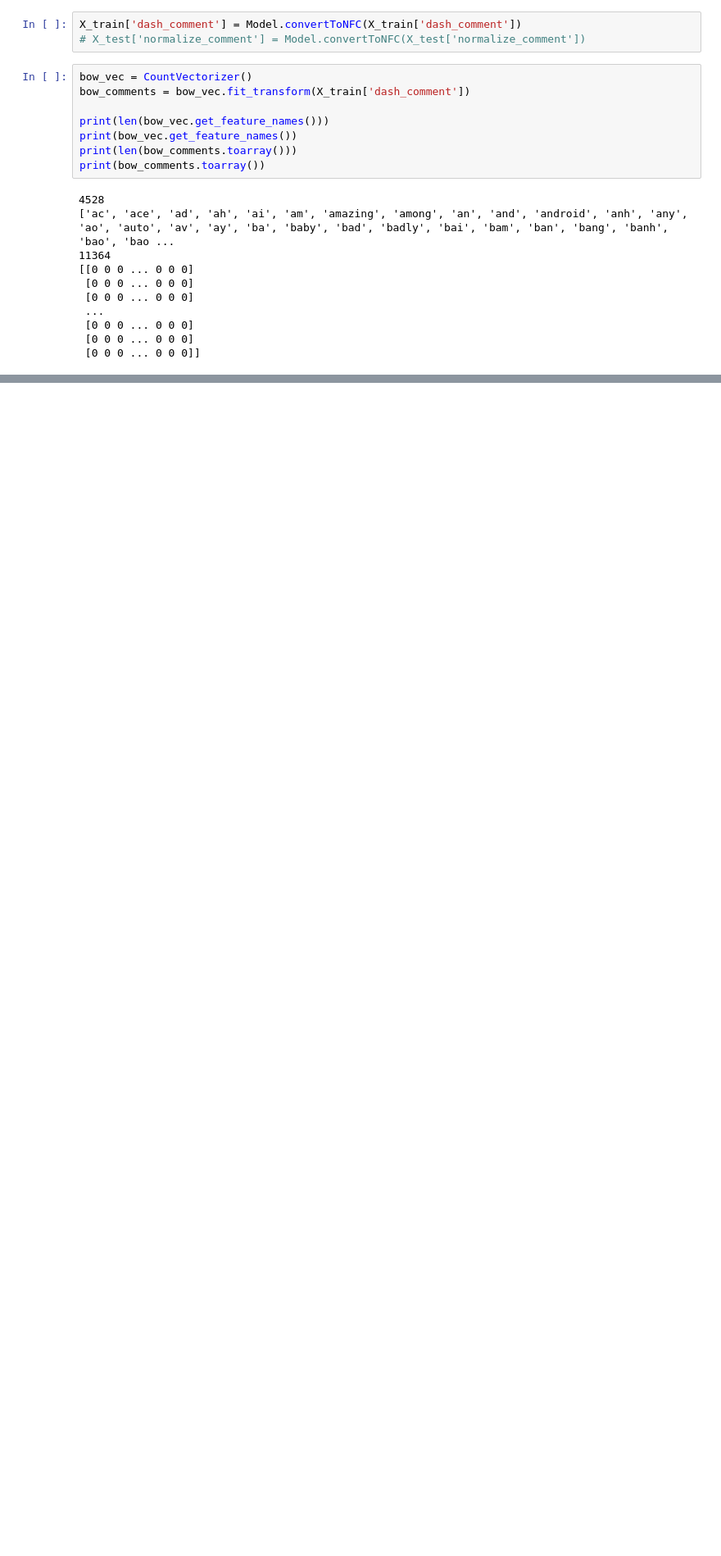
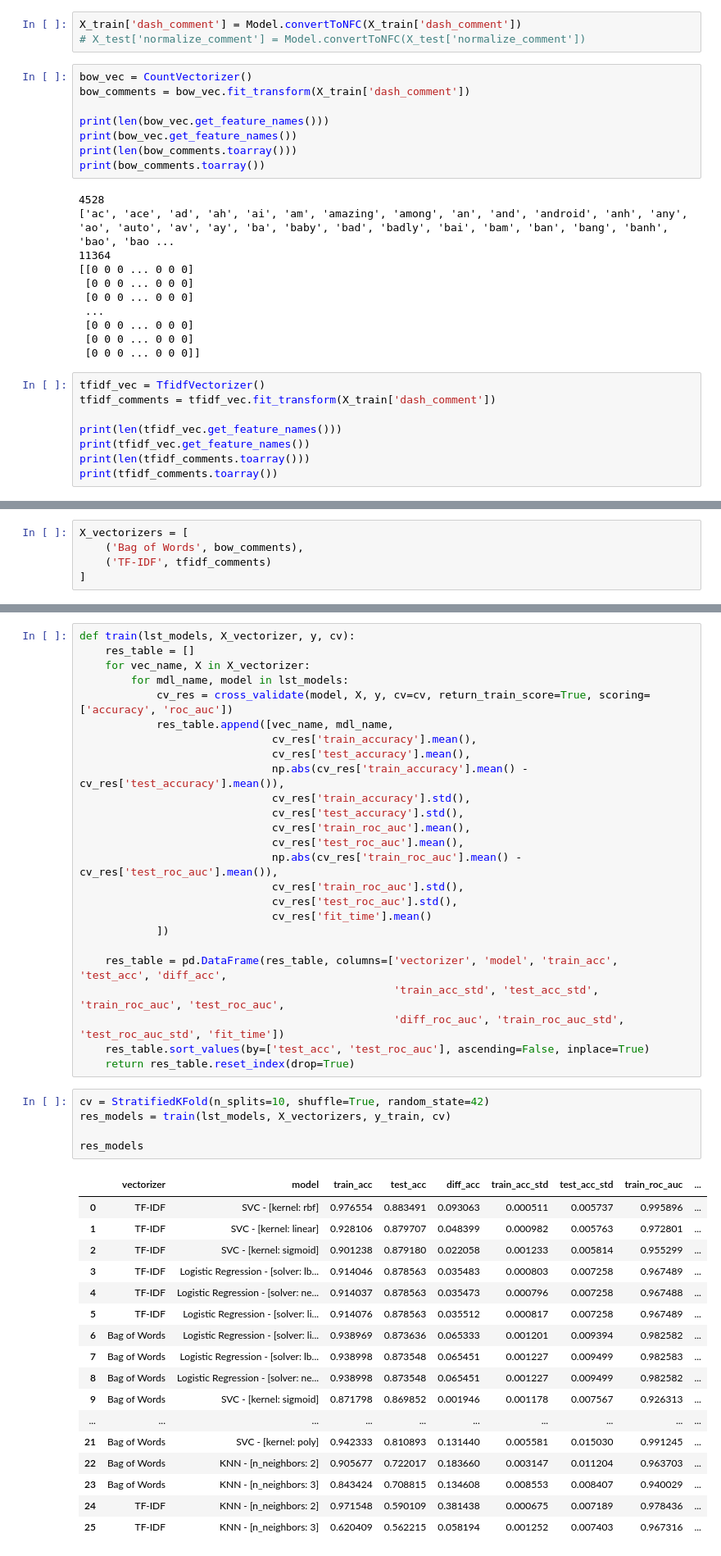
Before and after one commit to cuongpiger/SCL_KHVW_Sentiment_Analysis_Project, a Jupyter notebook: 06.model.ipynb, the cells around one changed output, grey strips where cells are left out. Shown at 82% size. Drawn from its saved outputs; the diff is of its cells as text; blank space fills up the shorter version.

```diff
--- a/06.model.ipynb
+++ b/06.model.ipynb
@@ -73,3 +73,11 @@ print(bow_comments.toarray())
  [0 0 0 ... 0 0 0]
  [0 0 0 ... 0 0 0]
  [0 0 0 ... 0 0 0]]
+# %%
+tfidf_vec = TfidfVectorizer()
+tfidf_comments = tfidf_vec.fit_transform(X_train['dash_comment'])
+
+print(len(tfidf_vec.get_feature_names()))
+print(tfidf_vec.get_feature_names())
+print(len(tfidf_comments.toarray()))
+print(tfidf_comments.toarray())
@@ -75,0 +95,5 @@ print(bow_comments.toarray())
+# %%
+X_vectorizers = [
+    ('Bag of Words', bow_comments),
+    ('TF-IDF', tfidf_comments)
+]
@@ -75,0 +116,48 @@ print(bow_comments.toarray())
+# %%
+def train(lst_models, X_vectorizer, y, cv):
+    res_table = []
+    for vec_name, X in X_vectorizer:
+        for mdl_name, model in lst_models:
+            cv_res = cross_validate(model, X, y, cv=cv, return_train_score=True, scoring=['accuracy', 'roc_auc'])
+            res_table.append([vec_name, mdl_name,
+                              cv_res['train_accuracy'].mean(),
+                              cv_res['test_accuracy'].mean(),
+                              np.abs(cv_res['train_accuracy'].mean() - cv_res['test_accuracy'].mean()),
+                              cv_res['train_accuracy'].std(),
+                              cv_res['test_accuracy'].std(),
+                              cv_res['train_roc_auc'].mean(),
+                              cv_res['test_roc_auc'].mean(),
+                              np.abs(cv_res['train_roc_auc'].mean() - cv_res['test_roc_auc'].mean()),
+                              cv_res['train_roc_auc'].std(),
+                              cv_res['test_roc_auc'].std(),
+                              cv_res['fit_time'].mean()
+            ])
+
+    res_table = pd.DataFrame(res_table, columns=['vectorizer', 'model', 'train_acc', 'test_acc', 'diff_acc',
+                                                 'train_acc_std', 'test_acc_std', 'train_roc_auc', 'test_roc_auc',
+                                                 'diff_roc_auc', 'train_roc_auc_std', 'test_roc_auc_std', 'fit_time'])
+    res_table.sort_values(by=['test_acc', 'test_roc_auc'], ascending=False, inplace=True)
+    return res_table.reset_index(drop=True)
+# %%
+cv = StratifiedKFold(n_splits=10, shuffle=True, random_state=42)
+res_models = train(lst_models, X_vectorizers, y_train, cv)
+
+res_models
+# %% [output]
+|  | vectorizer | model | train_acc | test_acc | diff_acc | train_acc_std | test_acc_std | train_roc_auc | ... |
+| 0 | TF-IDF | SVC - [kernel: rbf] | 0.976554 | 0.883491 | 0.093063 | 0.000511 | 0.005737 | 0.995896 | ... |
+| 1 | TF-IDF | SVC - [kernel: linear] | 0.928106 | 0.879707 | 0.048399 | 0.000982 | 0.005763 | 0.972801 | ... |
+| 2 | TF-IDF | SVC - [kernel: sigmoid] | 0.901238 | 0.879180 | 0.022058 | 0.001233 | 0.005814 | 0.955299 | ... |
+| 3 | TF-IDF | Logistic Regression - [solver: lb... | 0.914046 | 0.878563 | 0.035483 | 0.000803 | 0.007258 | 0.967489 | ... |
+| 4 | TF-IDF | Logistic Regression - [solver: ne... | 0.914037 | 0.878563 | 0.035473 | 0.000796 | 0.007258 | 0.967488 | ... |
+| 5 | TF-IDF | Logistic Regression - [solver: li... | 0.914076 | 0.878563 | 0.035512 | 0.000817 | 0.007258 | 0.967489 | ... |
+| 6 | Bag of Words | Logistic Regression - [solver: li... | 0.938969 | 0.873636 | 0.065333 | 0.001201 | 0.009394 | 0.982582 | ... |
+| 7 | Bag of Words | Logistic Regression - [solver: lb... | 0.938998 | 0.873548 | 0.065451 | 0.001227 | 0.009499 | 0.982583 | ... |
+| 8 | Bag of Words | Logistic Regression - [solver: ne... | 0.938998 | 0.873548 | 0.065451 | 0.001227 | 0.009499 | 0.982582 | ... |
+| 9 | Bag of Words | SVC - [kernel: sigmoid] | 0.871798 | 0.869852 | 0.001946 | 0.001178 | 0.007567 | 0.926313 | ... |
+| ... | ... | ... | ... | ... | ... | ... | ... | ... | ... |
+| 21 | Bag of Words | SVC - [kernel: poly] | 0.942333 | 0.810893 | 0.131440 | 0.005581 | 0.015030 | 0.991245 | ... |
+| 22 | Bag of Words | KNN - [n_neighbors: 2] | 0.905677 | 0.722017 | 0.183660 | 0.003147 | 0.011204 | 0.963703 | ... |
+| 23 | Bag of Words | KNN - [n_neighbors: 3] | 0.843424 | 0.708815 | 0.134608 | 0.008553 | 0.008407 | 0.940029 | ... |
+| 24 | TF-IDF | KNN - [n_neighbors: 2] | 0.971548 | 0.590109 | 0.381438 | 0.000675 | 0.007189 | 0.978436 | ... |
+| 25 | TF-IDF | KNN - [n_neighbors: 3] | 0.620409 | 0.562215 | 0.058194 | 0.001252 | 0.007403 | 0.967316 | ... |
```
Also changed, not shown: parts of 2 cells of this notebook.
